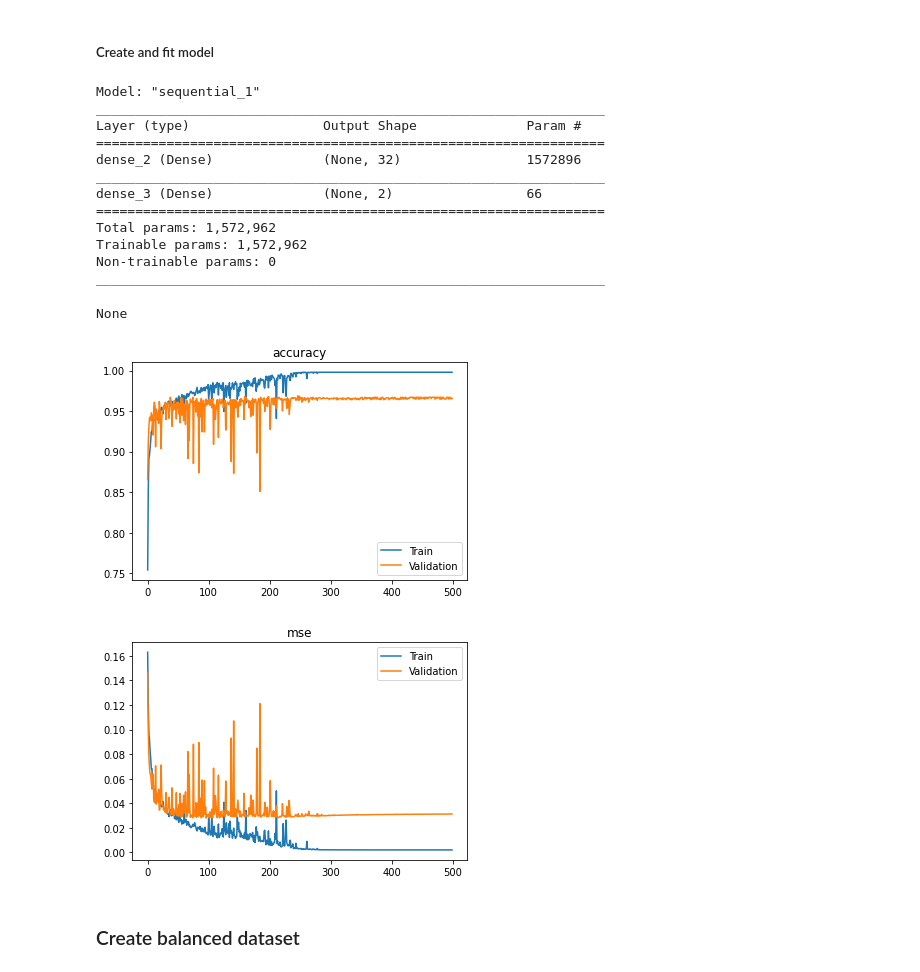
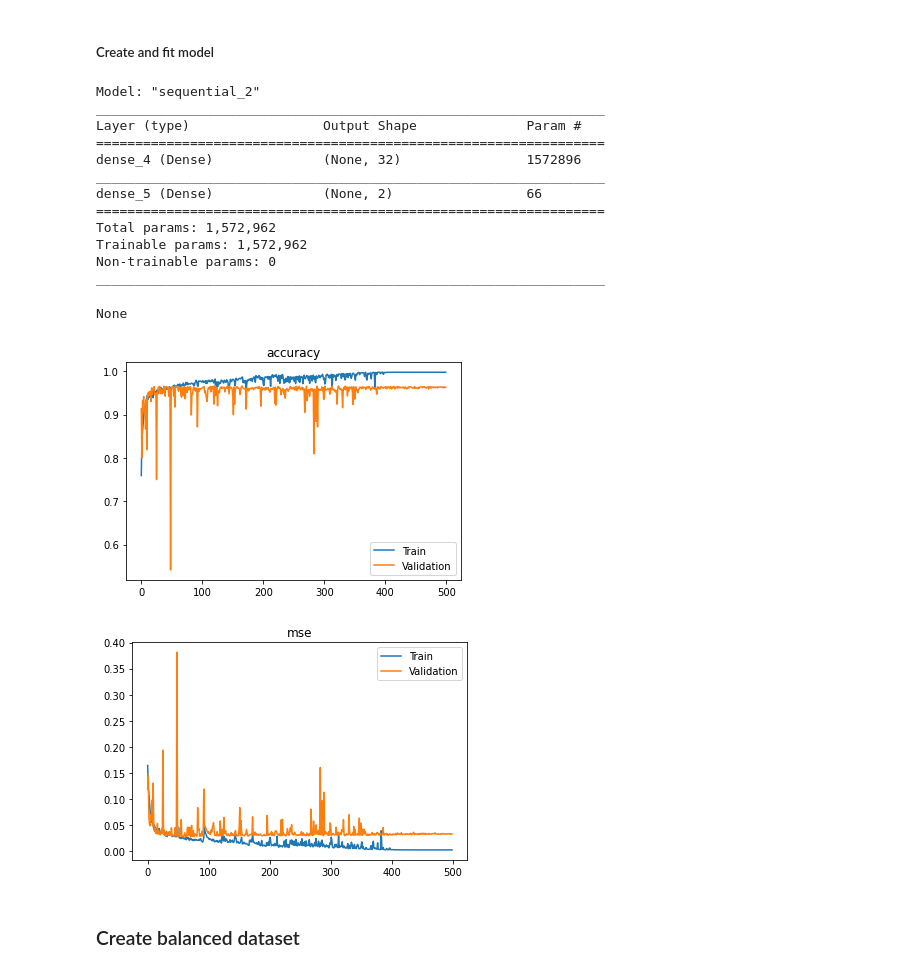
Before and after one commit to sethnlewis/X-Ray-Image-Classification, a Jupyter notebook: notebooks/EDA.ipynb, the cells around one changed output. Saved outputs shown, nothing was run; the diff lists cells and outputs as text; code cells hidden in the pictures.

```diff
--- a/notebooks/EDA.ipynb
+++ b/notebooks/EDA.ipynb
@@ -284,6 +274,8 @@ model.add(Dense(32, activation='relu', input_shape = shape))
 model.add(Dense(2, activation='softmax'))
 model.compile(optimizer='SGD', loss='categorical_crossentropy', metrics=['accuracy', 'mse'])
 
+NOTE: TRY USING ADAM OR ADAMMAX INSTEAD OF SGD
+ALSO LOOK INTO OTHER KERAS CALLBACKS
 
 history = model.fit(x=x, y=labels,
                     #callbacks = early_stopping,
@@ -291,26 +283,27 @@ history = model.fit(x=x, y=labels,
                     validation_split=0.25,
                     verbose=0)
 
-best_model = keras.models.load_model('best_model.h5')
-display(best_model.summary())
-
-plot_results(history.history, ['accuracy', 'mse'])
+#best_model = keras.models.load_model('best_model.h5')
-# %% [output]
-Model: "sequential_1"
-_________________________________________________________________
-Layer (type)                 Output Shape              Param #
-=================================================================
-dense_2 (Dense)              (None, 32)                1572896
-_________________________________________________________________
-dense_3 (Dense)              (None, 2)                 66
-=================================================================
-Total params: 1,572,962
-Trainable params: 1,572,962
-Non-trainable params: 0
-_________________________________________________________________
-None
-[figure, removed]
-[figure, removed]
+# %%
+display(model.summary())
+
+plot_results(history.history, ['accuracy', 'mse'])
+# %% [output]
+Model: "sequential_2"
+_________________________________________________________________
+Layer (type)                 Output Shape              Param #
+=================================================================
+dense_4 (Dense)              (None, 32)                1572896
+_________________________________________________________________
+dense_5 (Dense)              (None, 2)                 66
+=================================================================
+Total params: 1,572,962
+Trainable params: 1,572,962
+Non-trainable params: 0
+_________________________________________________________________
+None
+[figure, added]
+[figure, added]
 # %% [markdown]
 ### Create balanced dataset
 # %%
```
Also changed, not shown: parts of 17 cells of this notebook.
